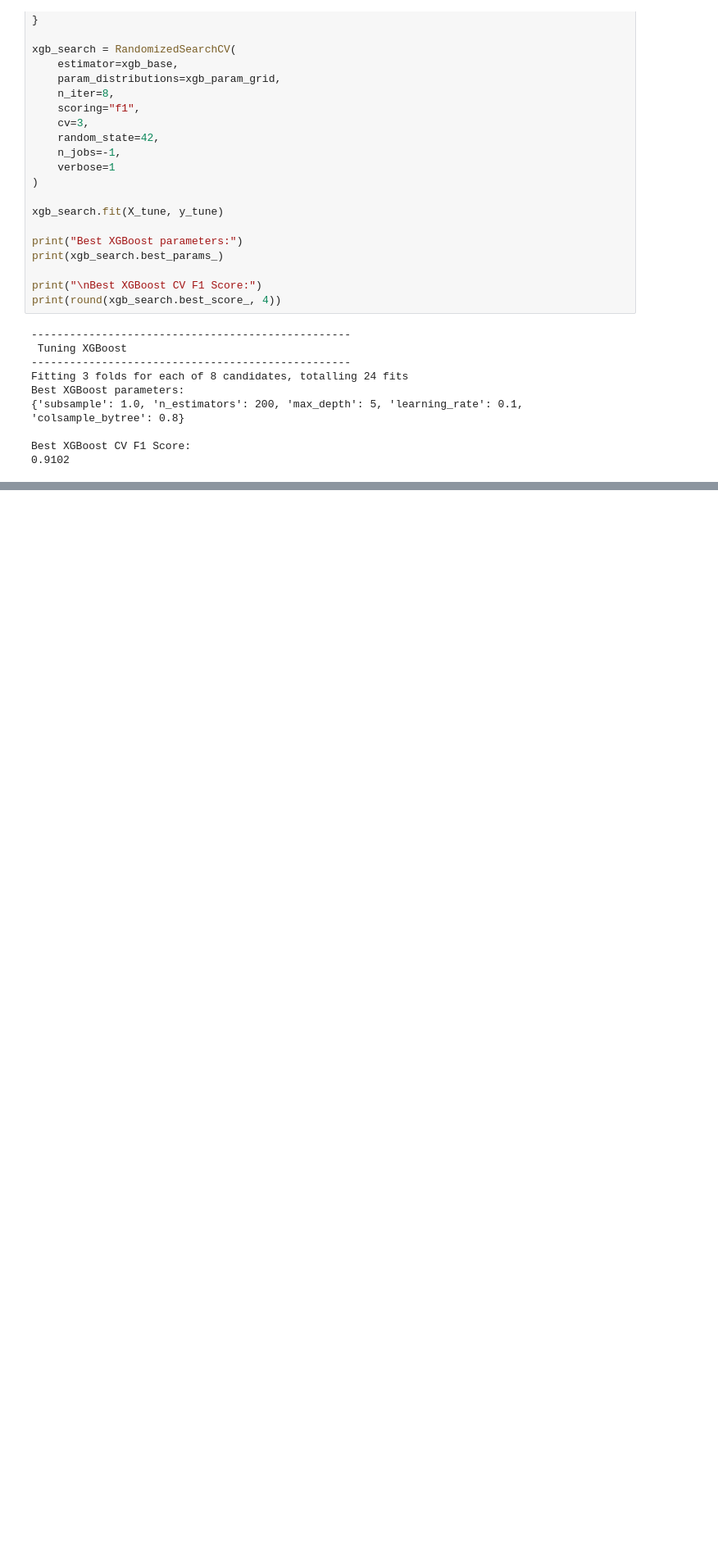
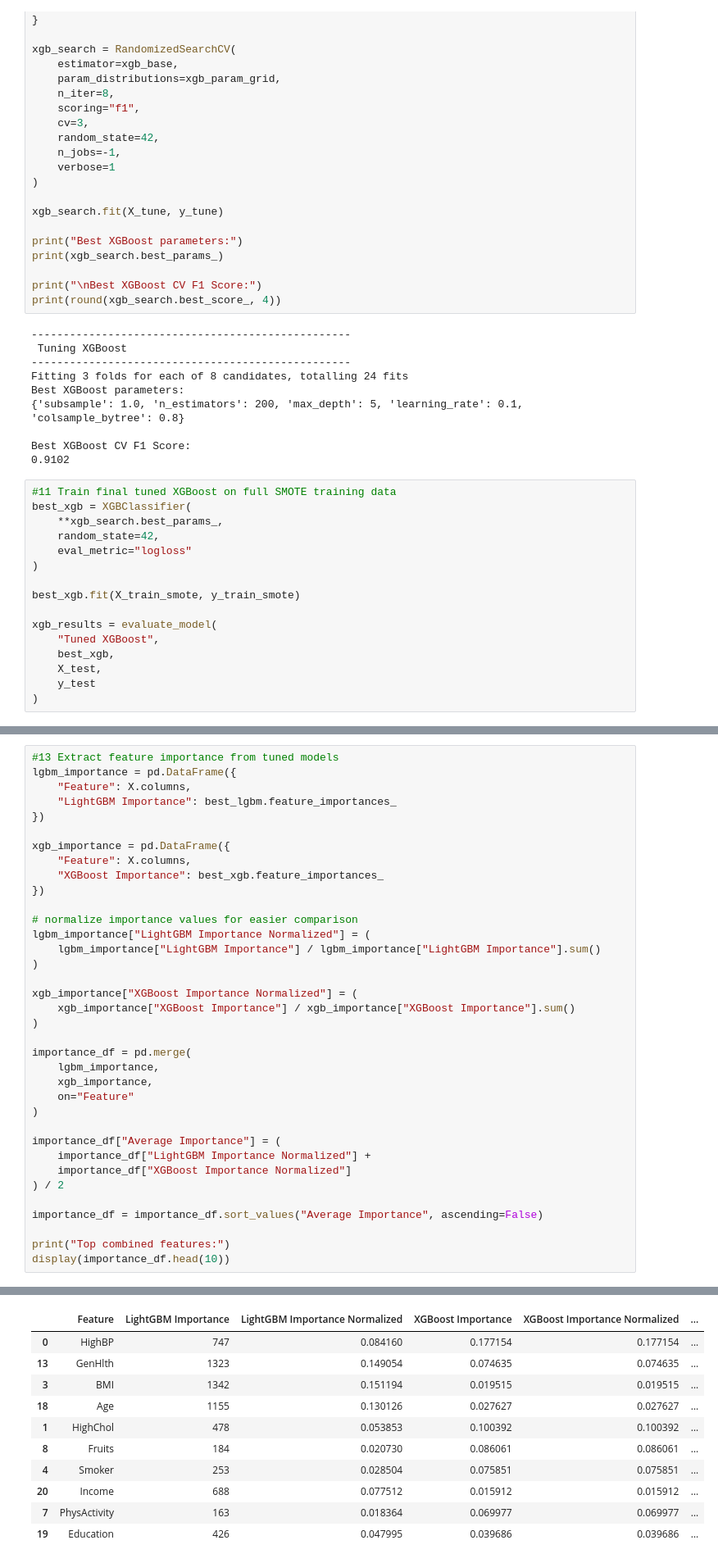
Before and after one commit to COMP3608-Intelligent-Systems-Project/Predicting-Type-2-Diabetes, a Jupyter notebook: notebooks/brfss_experiment_3_feature_importance.ipynb, the cells around one changed output, grey strips where cells are left out. Shown at 82% size. Saved outputs shown, nothing was run; the diff lists cells and outputs as text; blank space fills up the shorter version.

Commit message:
Extract feature importance from tuned models code added

```diff
--- a/notebooks/brfss_experiment_3_feature_importance.ipynb
+++ b/notebooks/brfss_experiment_3_feature_importance.ipynb
@@ -302,3 +304,19 @@ Best XGBoost parameters:
 
 Best XGBoost CV F1 Score:
 0.9102
+# %%
+#11 Train final tuned XGBoost on full SMOTE training data
+best_xgb = XGBClassifier(
+    **xgb_search.best_params_,
+    random_state=42,
+    eval_metric="logloss"
+)
+
+best_xgb.fit(X_train_smote, y_train_smote)
+
+xgb_results = evaluate_model(
+    "Tuned XGBoost",
+    best_xgb,
+    X_test,
+    y_test
+)
@@ -304,0 +351,37 @@ Best XGBoost CV F1 Score:
+# %%
+#13 Extract feature importance from tuned models
+lgbm_importance = pd.DataFrame({
+    "Feature": X.columns,
+    "LightGBM Importance": best_lgbm.feature_importances_
+})
+
+xgb_importance = pd.DataFrame({
+    "Feature": X.columns,
+    "XGBoost Importance": best_xgb.feature_importances_
+})
+
+# normalize importance values for easier comparison
+lgbm_importance["LightGBM Importance Normalized"] = (
+    lgbm_importance["LightGBM Importance"] / lgbm_importance["LightGBM Importance"].sum()
+)
+
+xgb_importance["XGBoost Importance Normalized"] = (
+    xgb_importance["XGBoost Importance"] / xgb_importance["XGBoost Importance"].sum()
+)
+
+importance_df = pd.merge(
+    lgbm_importance,
+    xgb_importance,
+    on="Feature"
+)
+
+importance_df["Average Importance"] = (
+    importance_df["LightGBM Importance Normalized"] +
+    importance_df["XGBoost Importance Normalized"]
+) / 2
+
+importance_df = importance_df.sort_values("Average Importance", ascending=False)
+
+print("Top combined features:")
+display(importance_df.head(10))
+# %% [output]
@@ -304,0 +389,11 @@ Best XGBoost CV F1 Score:
+|  | Feature | LightGBM Importance | LightGBM Importance Normalized | XGBoost Importance | XGBoost Importance Normalized | ... |
+| 0 | HighBP | 747 | 0.084160 | 0.177154 | 0.177154 | ... |
+| 13 | GenHlth | 1323 | 0.149054 | 0.074635 | 0.074635 | ... |
+| 3 | BMI | 1342 | 0.151194 | 0.019515 | 0.019515 | ... |
+| 18 | Age | 1155 | 0.130126 | 0.027627 | 0.027627 | ... |
+| 1 | HighChol | 478 | 0.053853 | 0.100392 | 0.100392 | ... |
+| 8 | Fruits | 184 | 0.020730 | 0.086061 | 0.086061 | ... |
+| 4 | Smoker | 253 | 0.028504 | 0.075851 | 0.075851 | ... |
+| 20 | Income | 688 | 0.077512 | 0.015912 | 0.015912 | ... |
+| 7 | PhysActivity | 163 | 0.018364 | 0.069977 | 0.069977 | ... |
+| 19 | Education | 426 | 0.047995 | 0.039686 | 0.039686 | ... |
```
Also changed, not shown: parts of 4 cells of this notebook.
